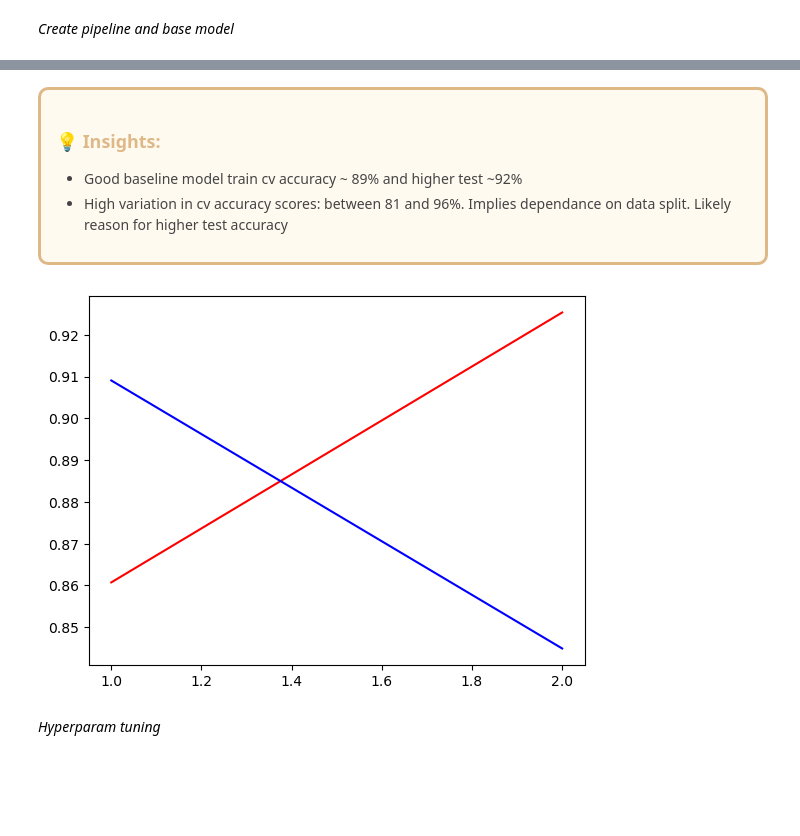
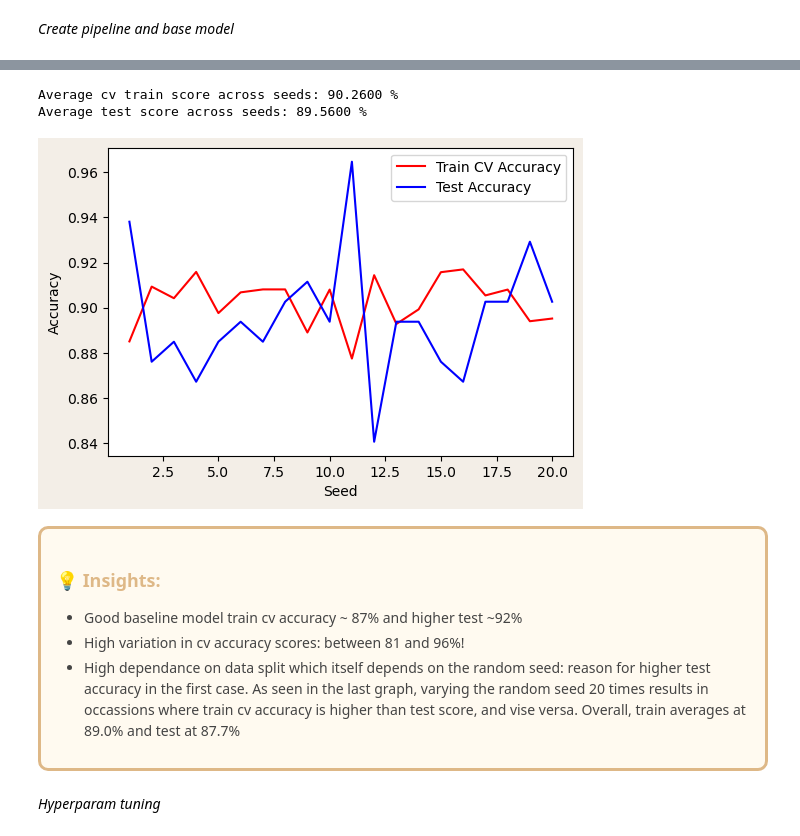
Before and after one commit to carstenegelund/sleep-disorder-classifier, a Jupyter notebook: model_naive_bayes_classification.ipynb, the cells around one changed output, grey strips where cells are left out. Cells and saved outputs as stored; diff of their text form; code cells hidden in the pictures; blank space fills up the shorter version.

```diff
--- a/model_naive_bayes_classification.ipynb
+++ b/model_naive_bayes_classification.ipynb
@@ -206,10 +256,47 @@ Test Accuracy: 84.4900 %
+# %%
+# large variability observed across folds. Explore impact of chosen seed.
+
+train_dict = {}
+test_dict = {}
+num_seeds = 20
+
+for i in np.arange(1, num_seeds + 1):
+    # re-split using seed
+    X_train, X_test, y_train, y_test = train_test_split(X, y, test_size=0.3, random_state=i, stratify=y)
+    # Reshape y vector
+    y_train, y_test = y_train.values.reshape(-1), y_test.values.reshape(-1)
+    # run training cv score and add to dict
+    cv_scores = cross_val_score(pipeline_nb, X_train, y_train, scoring='accuracy', cv=cv_nb)
+    train_dict[i] = cv_scores.mean()
+    # fit pipeline, score on test and add to dict
+    pipeline_nb.fit(X_train, y_train)
+    test_accuracy = pipeline_nb.score(X_test, y_test)
+    test_dict[i] = test_accuracy
+
+# present average train and test accuracy scores across all seeds
+print("Average cv train score across seeds:", settings.score_formatter(np.mean(list(train_dict.values())),4))
+print("Average test score across seeds:", settings.score_formatter(np.mean(list(test_dict.values())),4))
+
+# plot results
+fig, ax = plt.subplots(figsize=(6, 4), gridspec_kw={'hspace': 0.8}, facecolor="#F3EEE7")
+ax.plot(np.arange(1, num_seeds + 1), train_dict.values(), color="r", label="Train CV Accuracy")
+ax.plot(np.arange(1,num_seeds + 1), test_dict.values(), color="b", label="Test Accuracy")
+ax.set_ylabel("Accuracy")
+ax.set_xlabel("Seed")
+ax.legend()
+plt.show()
+# %% [output]
+Average cv train score across seeds: 90.2600 %
+Average test score across seeds: 89.5600 %
+[figure, added]
 # %% [markdown]
 <div style="border-radius:10px; border:#DEB887 solid; padding: 15px; background-color: #FFFAF0; font-size:100%; text-align:left; max-width: 1050px; margin: 0 auto; color: #444444;">
 
 <h3 align="left"><font color='#DEB887'>💡 Insights:</font></h3>
 
 <ul>
-    <li>Good baseline model train cv accuracy ~ 89% and higher test ~92%</li>
-    <li>High variation in cv accuracy scores: between 81 and 96%. Implies dependance on data split. Likely reason for higher test accuracy</li>
+    <li>Good baseline model train cv accuracy ~ 87% and higher test ~92%</li>
+    <li>High variation in cv accuracy scores: between 81 and 96%!</li>
+    <li>High dependance on data split which itself depends on the random seed: reason for higher test accuracy in the first case. As seen in the last graph, varying the random seed 20 times results in occassions where train cv accuracy is higher than test score, and vise versa. Overall, train averages at 89.0% and test at 87.7%</li>
 </ul>
 </div>
@@ -236,27 +302,0 @@ plt.show()
-# %%
-# Create a column transformer for encoding
-column_trans = ColumnTransformer(
-    transformers=[
-        ('onehot', OneHotEncoder(sparse = False, handle_unknown='ignore'), ALL_FEATURES)
-    ],
-    remainder='passthrough')
-
-train_dict = {}
-test_dict = {}
-for i in np.arange(1,3):
-    X_train, X_test, y_train, y_test = train_test_split(X, y, test_size=0.5, random_state=i, stratify=y)
-    y_train, y_test = y_train.values.reshape(-1), y_test.values.reshape(-1)
-    model_nb = CategoricalNB()
-    pipeline_nb = settings.create_pipeline(["preprocess", column_trans], ["bernoulli_naive_bayes", model_nb])
-    cv_nb = RepeatedStratifiedKFold(n_splits=20, n_repeats=3, random_state=42)
-    cv_scores = cross_val_score(pipeline_nb, X_train, y_train, scoring='accuracy', cv=cv_nb)
-    train_dict[i] = cv_scores.mean()
-    pipeline_nb.fit(X_train, y_train)
-    test_accuracy = pipeline_nb.score(X_test, y_test)
-    test_dict[i] = test_accuracy
-
-plt.plot(np.arange(1,3), train_dict.values(), color="r")
-plt.plot(np.arange(1,3), test_dict.values(), color="b")
-plt.show()
-# %% [output]
-[figure, removed]
```
Also changed, not shown: parts of 37 cells of this notebook, 4 other files.
